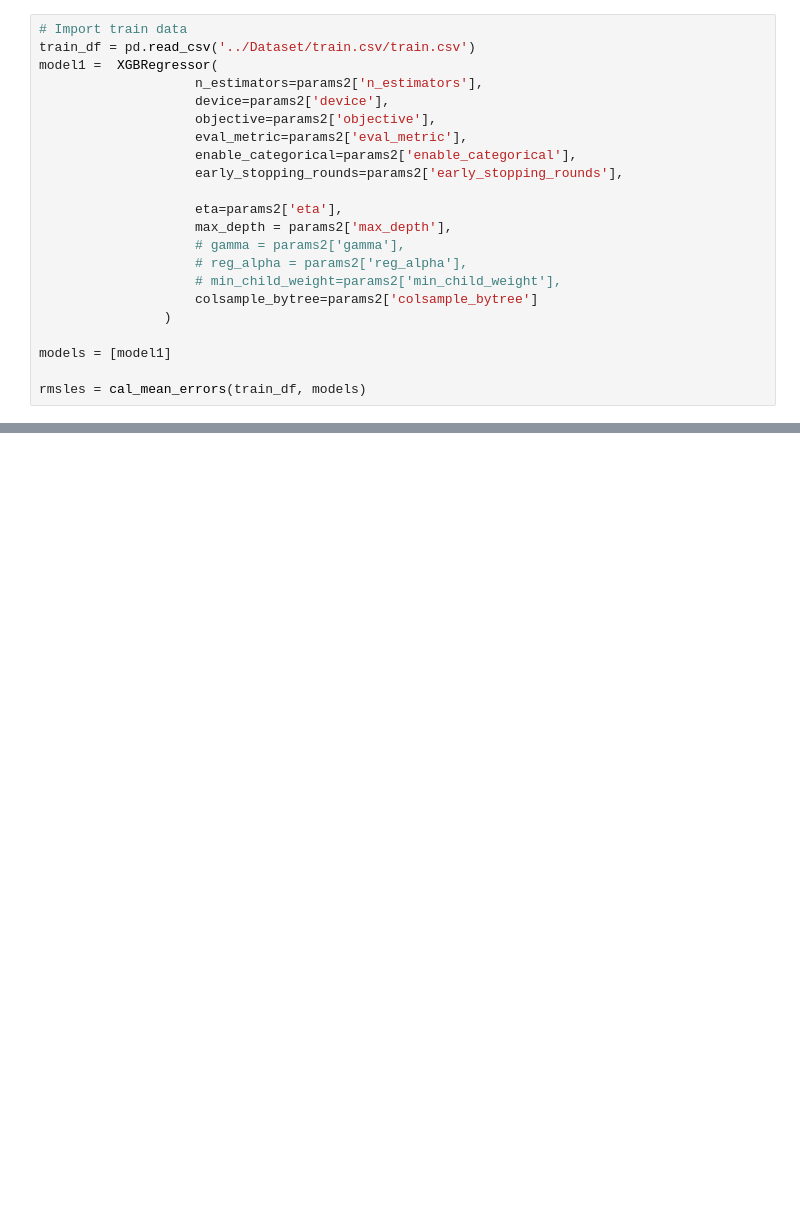
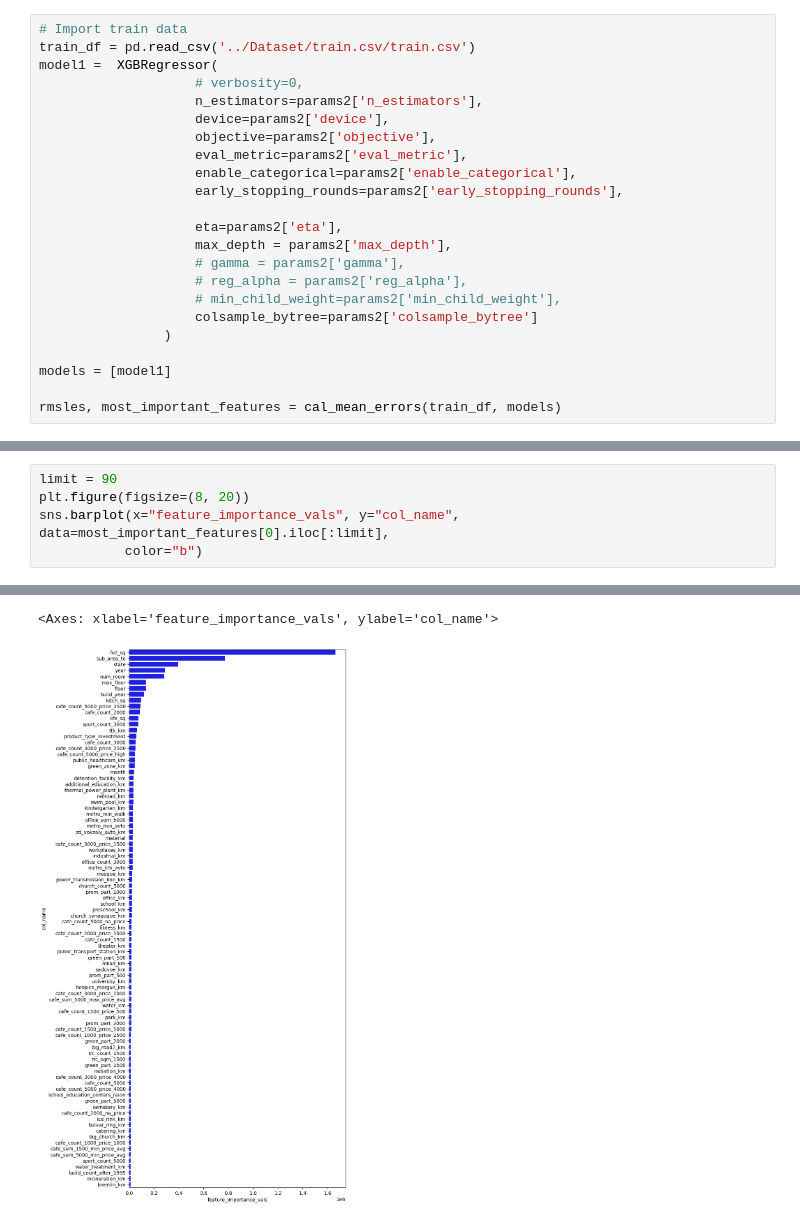
Before and after one commit to AndrewNYK/Sberbank-Market-Price-Prediction, a Jupyter notebook: Testing/xgb_kfolds.ipynb, the cells around one changed output, grey strips where cells are left out. Drawn from its saved outputs; the diff is of its cells as text; blank space fills up the shorter version.

```diff
--- a/Testing/xgb_kfolds.ipynb
+++ b/Testing/xgb_kfolds.ipynb
@@ -57,6 +91,7 @@ def cal_mean_errors(train_df, models):
 # Import train data
 train_df = pd.read_csv('../Dataset/train.csv/train.csv')
 model1 =  XGBRegressor(
+                    # verbosity=0,
                     n_estimators=params2['n_estimators'],
                     device=params2['device'],
                     objective=params2['objective'],
@@ -74,5 +109,5 @@ model1 =  XGBRegressor(
 
 models = [model1]
 
-rmsles = cal_mean_errors(train_df, models)
+rmsles, most_important_features = cal_mean_errors(train_df, models)
 # %% [output]
@@ -206,0 +237,6 @@ print(rmsles)
+# %%
+limit = 90
+plt.figure(figsize=(8, 20))
+sns.barplot(x="feature_importance_vals", y="col_name", data=most_important_features[0].iloc[:limit],
+           color="b")
+# %% [output]
@@ -206,0 +246,2 @@ print(rmsles)
+<Axes: xlabel='feature_importance_vals', ylabel='col_name'>
+[figure, added]
```
Also changed, not shown: parts of 6 cells of this notebook.
